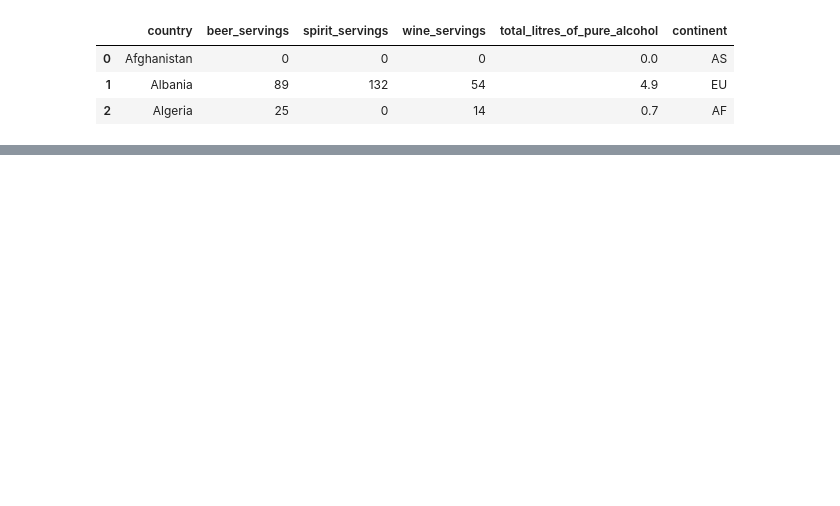
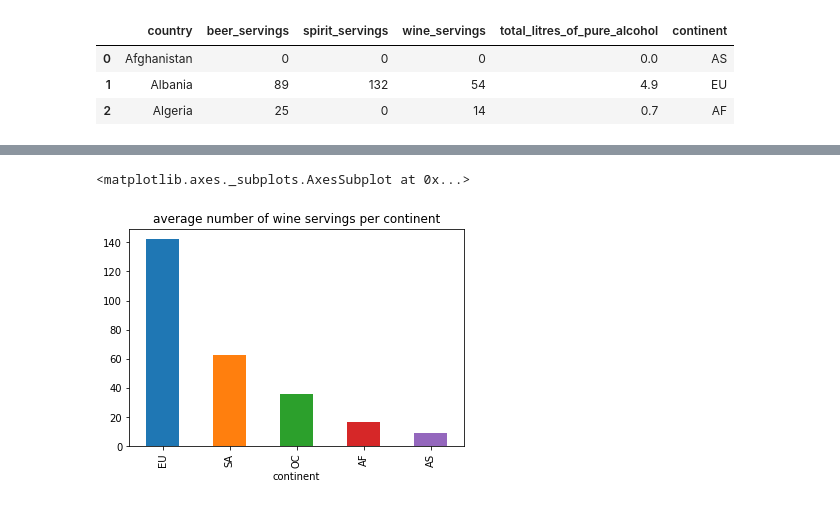
Before and after one commit to stampovaniq/ProgressBG-MLwithPython-Code, a Jupyter notebook: matplotlib_pandas_and_seaborn/pandas_and_mpl.ipynb, the cells around one changed output, grey strips where cells are left out. Drawn from its saved outputs; the diff is of its cells as text; code cells hidden in the pictures; blank space fills up the shorter version.

```diff
--- a/matplotlib_pandas_and_seaborn/pandas_and_mpl.ipynb
+++ b/matplotlib_pandas_and_seaborn/pandas_and_mpl.ipynb
@@ -37,0 +82,6 @@ df.isnull()
+# %%
+# bar plot average number of wine servings per continent
+df.groupby('continent').wine_servings.mean().round(2).sort_values(ascending=False).plot(kind='bar', title='average number of wine servings per continent')
+# %% [output]
+<matplotlib.axes._subplots.AxesSubplot at 0x...>
+[figure, added]
```
Also changed, not shown: parts of 13 cells of this notebook, 3 other files.
